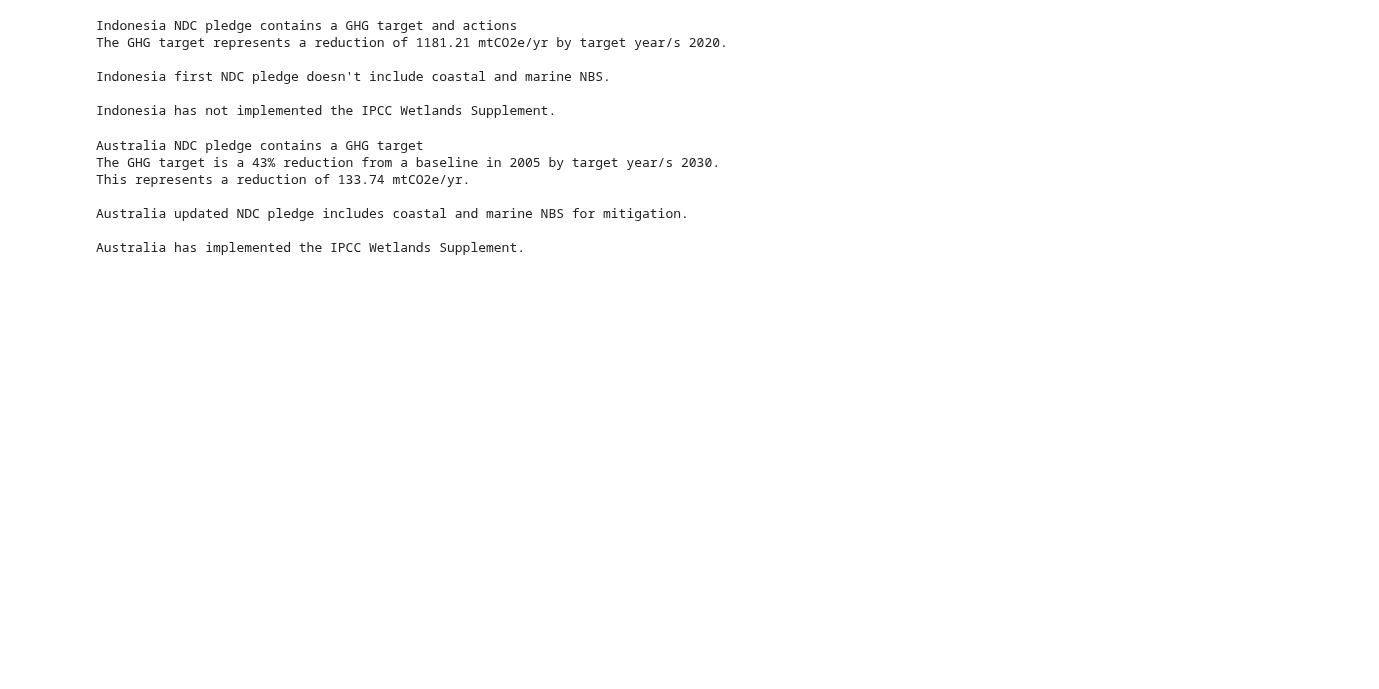
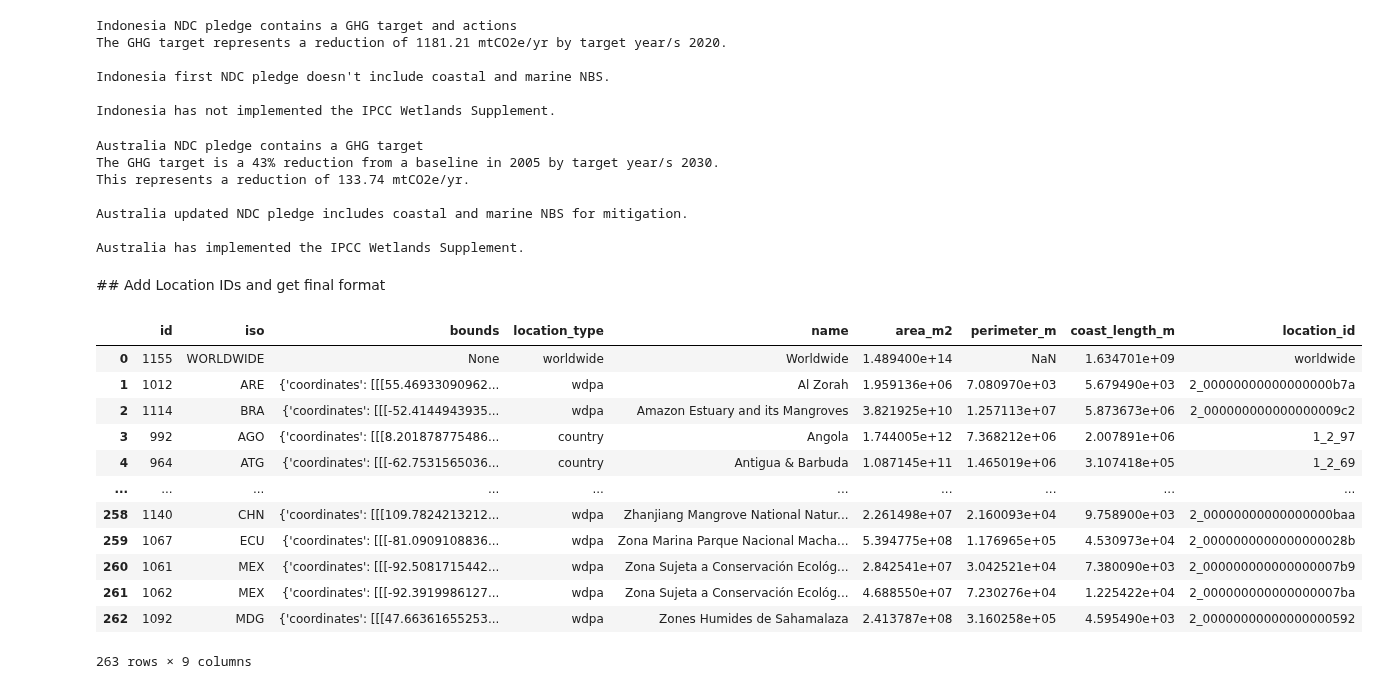
Before and after one commit to Vizzuality/mangrove-atlas, a Jupyter notebook: data/notebooks/Lab/data_processing/widgets-v2/international_status_data_processing.ipynb, the cells around one changed output. Saved outputs shown, nothing was run; the diff lists cells and outputs as text; code cells hidden in the pictures; blank space fills up the shorter version.

Commit message:
save international status data in final format

```diff
--- a/data/notebooks/Lab/data_processing/widgets-v2/international_status_data_processing.ipynb
+++ b/data/notebooks/Lab/data_processing/widgets-v2/international_status_data_processing.ipynb
@@ -410,3 +411,24 @@ The GHG target is a 43% reduction from a baseline in 2005 by target year/s 2030.
 Australia updated NDC pledge includes coastal and marine NBS for mitigation.
 
 Australia has implemented the IPCC Wetlands Supplement.
+# %% [markdown]
+## Add Location IDs and get final format
+# %%
+dataLocation = requests.get('https://mangrove-atlas-api.herokuapp.com/api/v2/locations').json()['data']
+#dataLocation = requests.get('http://192.168.50.115:3000/api/v2/locations').json()['data']
+locations = pd.DataFrame(dataLocation)
+locations
+# %% [output]
+|  | id | iso | bounds | location_type | name | area_m2 | perimeter_m | coast_length_m | location_id |
+| 0 | 1155 | WORLDWIDE | None | worldwide | Worldwide | 1.489400e+14 | NaN | 1.634701e+09 | worldwide |
+| 1 | 1012 | ARE | {'coordinates': [[[55.46933090962... | wdpa | Al Zorah | 1.959136e+06 | 7.080970e+03 | 5.679490e+03 | 2_00000000000000000b7a |
+| 2 | 1114 | BRA | {'coordinates': [[[-52.4144943935... | wdpa | Amazon Estuary and its Mangroves | 3.821925e+10 | 1.257113e+07 | 5.873673e+06 | 2_000000000000000009c2 |
+| 3 | 992 | AGO | {'coordinates': [[[8.201878775486... | country | Angola | 1.744005e+12 | 7.368212e+06 | 2.007891e+06 | 1_2_97 |
+| 4 | 964 | ATG | {'coordinates': [[[-62.7531565036... | country | Antigua & Barbuda | 1.087145e+11 | 1.465019e+06 | 3.107418e+05 | 1_2_69 |
+| ... | ... | ... | ... | ... | ... | ... | ... | ... | ... |
+| 258 | 1140 | CHN | {'coordinates': [[[109.7824213212... | wdpa | Zhanjiang Mangrove National Natur... | 2.261498e+07 | 2.160093e+04 | 9.758900e+03 | 2_00000000000000000baa |
+| 259 | 1067 | ECU | {'coordinates': [[[-81.0909108836... | wdpa | Zona Marina Parque Nacional Macha... | 5.394775e+08 | 1.176965e+05 | 4.530973e+04 | 2_0000000000000000028b |
+| 260 | 1061 | MEX | {'coordinates': [[[-92.5081715442... | wdpa | Zona Sujeta a Conservación Ecológ... | 2.842541e+07 | 3.042521e+04 | 7.380090e+03 | 2_000000000000000007b9 |
+| 261 | 1062 | MEX | {'coordinates': [[[-92.3919986127... | wdpa | Zona Sujeta a Conservación Ecológ... | 4.688550e+07 | 7.230276e+04 | 1.225422e+04 | 2_000000000000000007ba |
+| 262 | 1092 | MDG | {'coordinates': [[[47.66361655253... | wdpa | Zones Humides de Sahamalaza | 2.413787e+08 | 3.160258e+05 | 4.595490e+03 | 2_00000000000000000592 |
+263 rows × 9 columns
```
Also changed, not shown: parts of 5 cells of this notebook.
